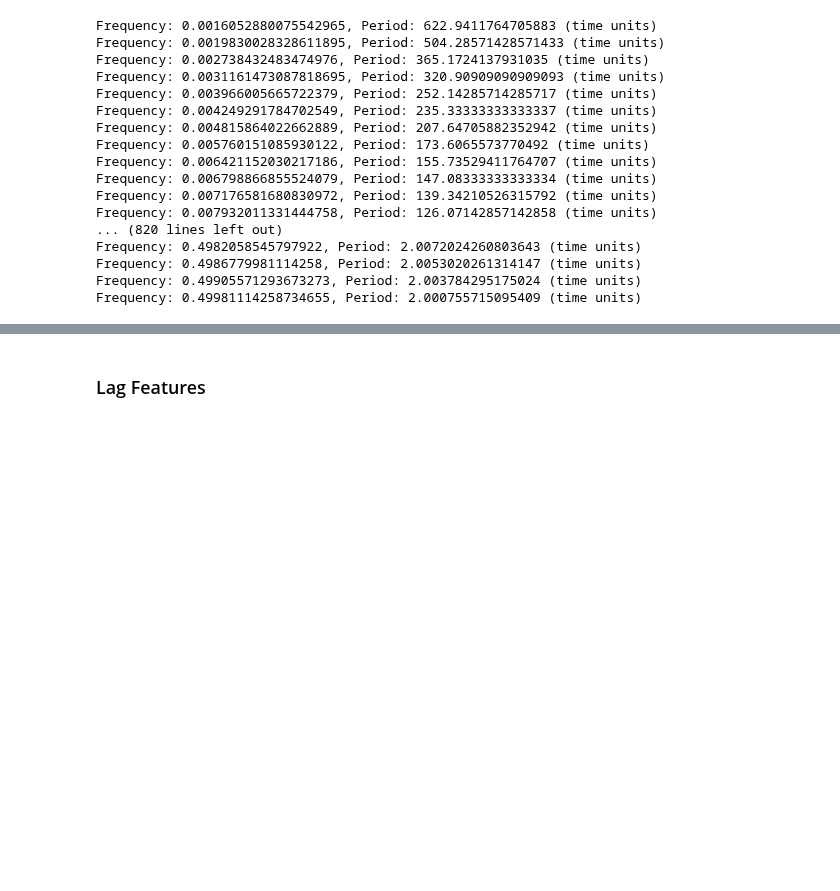
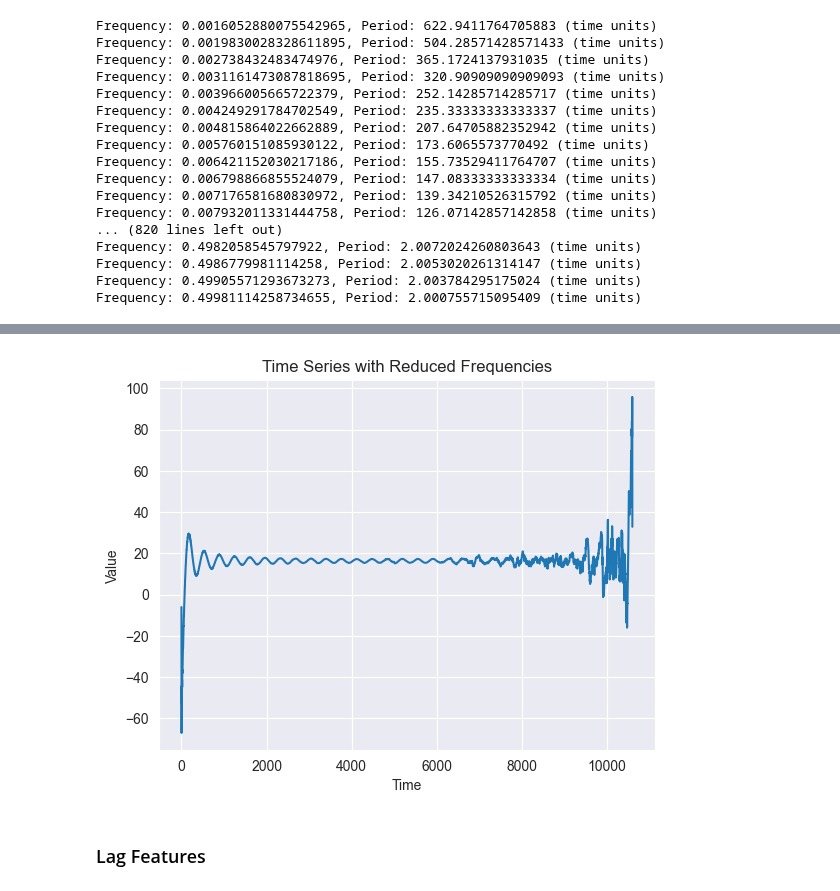
Before and after one commit to nicola-cecere/Stock_Market_TS_Prediction, a Jupyter notebook: featureEngineering.ipynb, the cells around one changed output, grey strips where cells are left out. Drawn from its saved outputs; the diff is of its cells as text; code cells hidden in the pictures; blank space fills up the shorter version.

Commit message:
Fourier transform function

```diff
--- a/featureEngineering.ipynb
+++ b/featureEngineering.ipynb
@@ -254,3 +256,47 @@ Frequency: 0.22209631728045323 - Pattern with period of 5 days
+# %%
+from numpy.fft import rfft, irfft
+
+def reduce_frequencies(data, sample_spacing=1):
+    """
+    Reduces frequencies in a time series data using Fourier Transform.
+
+    Parameters:
+    - data: array-like, the original time series data.
+    - sample_spacing: float, the inverse of the sampling rate.
+
+    Returns:
+    - new_time_series: array-like, the time series with reduced frequencies.
+    """
+
+    # Perform Fourier Transform
+    fourier_transform = rfft(data)
+    frequencies = np.fft.rfftfreq(len(data), d=sample_spacing)
+
+    # Range of Frequencies
+    min_freq = 1 / 365
+    max_freq = 1 / 7
+
+    # Zero out all frequencies that are not within the min_freq and max_freq
+    mask = (frequencies > min_freq) & (frequencies < max_freq)
+    fourier_transform[~mask] = 0
+
+    # Apply Inverse Fourier Transform to get the filtered time series
+    new_time_series = irfft(fourier_transform)
+
+    return new_time_series
+# %%
+data = df['Close'].values
+
+fourier_ts = reduce_frequencies(data)
+
+# Optionally, you can plot the new time series
+plt.plot(fourier_ts)
+plt.title('Time Series with Reduced Frequencies')
+plt.xlabel('Time')
+plt.ylabel('Value')
+plt.show()
+# %% [output]
+[figure, added]
 # %% [markdown]
 ### Lag Features
 # %%
```
Also changed, not shown: parts of 2 cells of this notebook, 2 other files.
